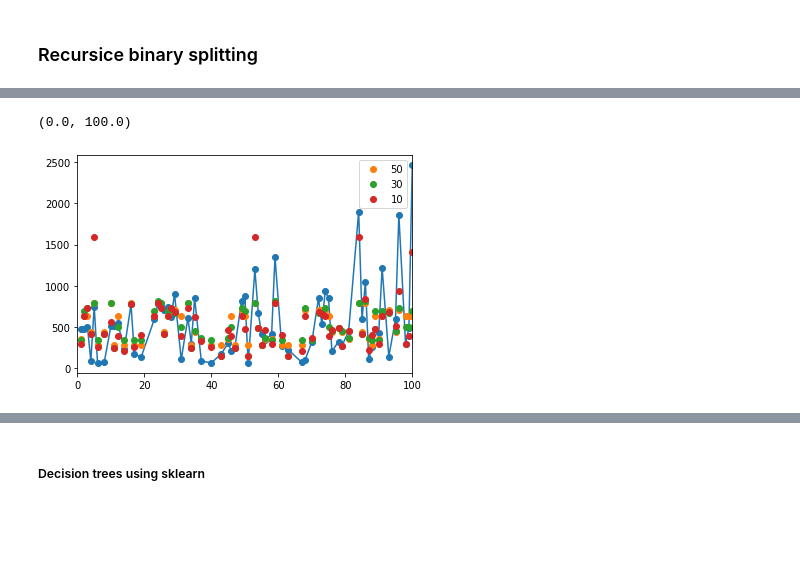
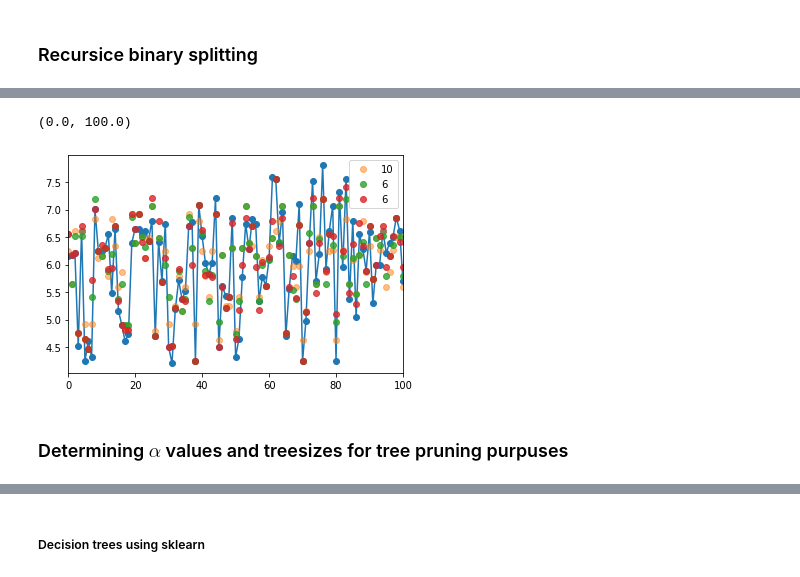
Before and after one commit to TimVrtac/Machine-Learining-Study, a Jupyter notebook: Chapter 8 - Tree-based methods.ipynb, the cells around one changed output, grey strips where cells are left out. Drawn from its saved outputs; the diff is of its cells as text; code cells hidden in the pictures; blank space fills up the shorter version.

Commit message:
CV for tree pruning

```diff
--- a/Chapter 8 - Tree-based methods.ipynb
+++ b/Chapter 8 - Tree-based methods.ipynb
@@ -216,0 +70,8 @@ plt.plot((ms.MSE(np.array(predictions[50]), np.array(refs[50])),ms.MSE(np.array(
+# %%
+features = ['Hits', 'Runs', 'Walks', 'Years', 'RBI']
+r_size=3
+my_tree, y_ref_vals, y_classified, heritage = dt.decision_tree(hitters_num[features],
+                                                            salary_log,
+                                                            s_partitions=30,
+                                                            R_size_max=r_size,
+                                                           plot_ = True)
@@ -216,0 +89,12 @@ plt.plot((ms.MSE(np.array(predictions[50]), np.array(refs[50])),ms.MSE(np.array(
+# %%
+# predictions for different R size limits
+features = ['Hits', 'Runs', 'Walks', 'Years', 'RBI']
+errors, predictions, refs = {}, {}, {}
+r_list = [50, 30, 10, 5, 3]
+for r_size in tqdm(r_list):
+    my_tree, y_ref_vals, y_class, heritage_ = dt.decision_tree(hitters_num[features], salary_log, s_partitions=30, R_size_max=r_size)
+    y_pred, y_cl = dt.predict(hitters_num[features], my_tree, y_ref_vals)
+    dif = abs(salary_log - y_pred)
+    errors[r_size] = dif
+    predictions[r_size] = y_pred
+    refs[r_size] = np.array(salary_log)
@@ -217,10 +113,15 @@ plt.plot((ms.MSE(np.array(predictions[50]), np.array(refs[50])),ms.MSE(np.array(
 # %%
-plt.plot(x_data[50], refs[50],'-o')
-plt.plot(x_data[50], predictions[50],'o', label=50)
-plt.plot(x_data[30], predictions[30], 'o', label=30)
-plt.plot(x_data[10], predictions[10], 'o', label=10)
+# predictions for different R sizes
+plt.plot(np.arange(len(refs[50])), refs[50],'-o')
+#plt.plot(np.arange(len(predictions[50])), predictions[50],'o', label=50)
+#plt.plot(np.arange(len(predictions[30])), predictions[30], 'o', label=30,alpha=.5)
+plt.plot(np.arange(len(predictions[10])), predictions[10], 'o', label=10, alpha=.5)
+plt.plot(np.arange(len(predictions[5])), predictions[5], 'o', label=6, alpha=.8)
+plt.plot(np.arange(len(predictions[3])), predictions[3], 'o', label=6, alpha=.8)
 plt.legend()
 plt.xlim(0,100)
 # %% [output]
 (0.0, 100.0)
-[figure, old version]
+[figure, new version]
+# %% [markdown]
+### Determining $\alpha$ values and treesizes for tree pruning purpuses
```
Also changed, not shown: parts of 28 cells of this notebook, 2 other files.
